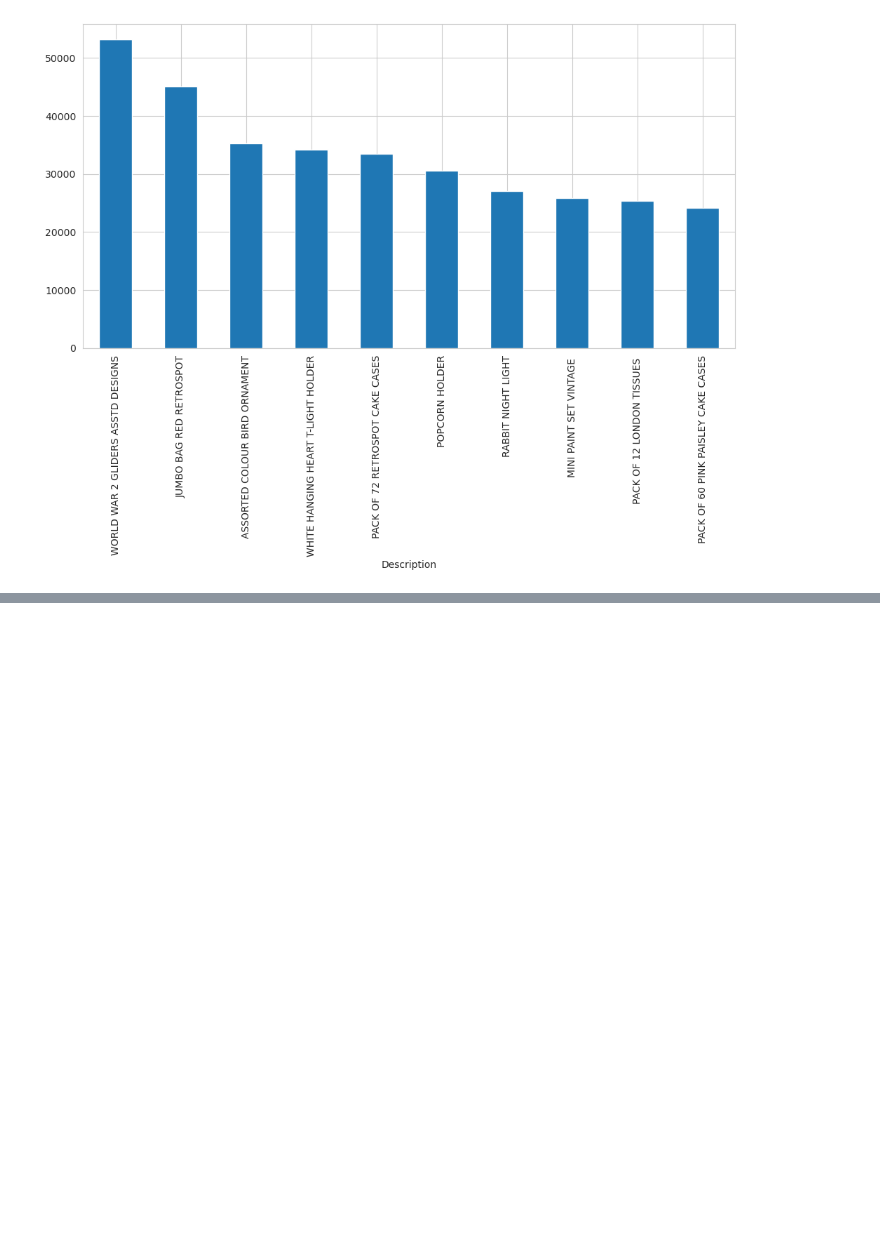
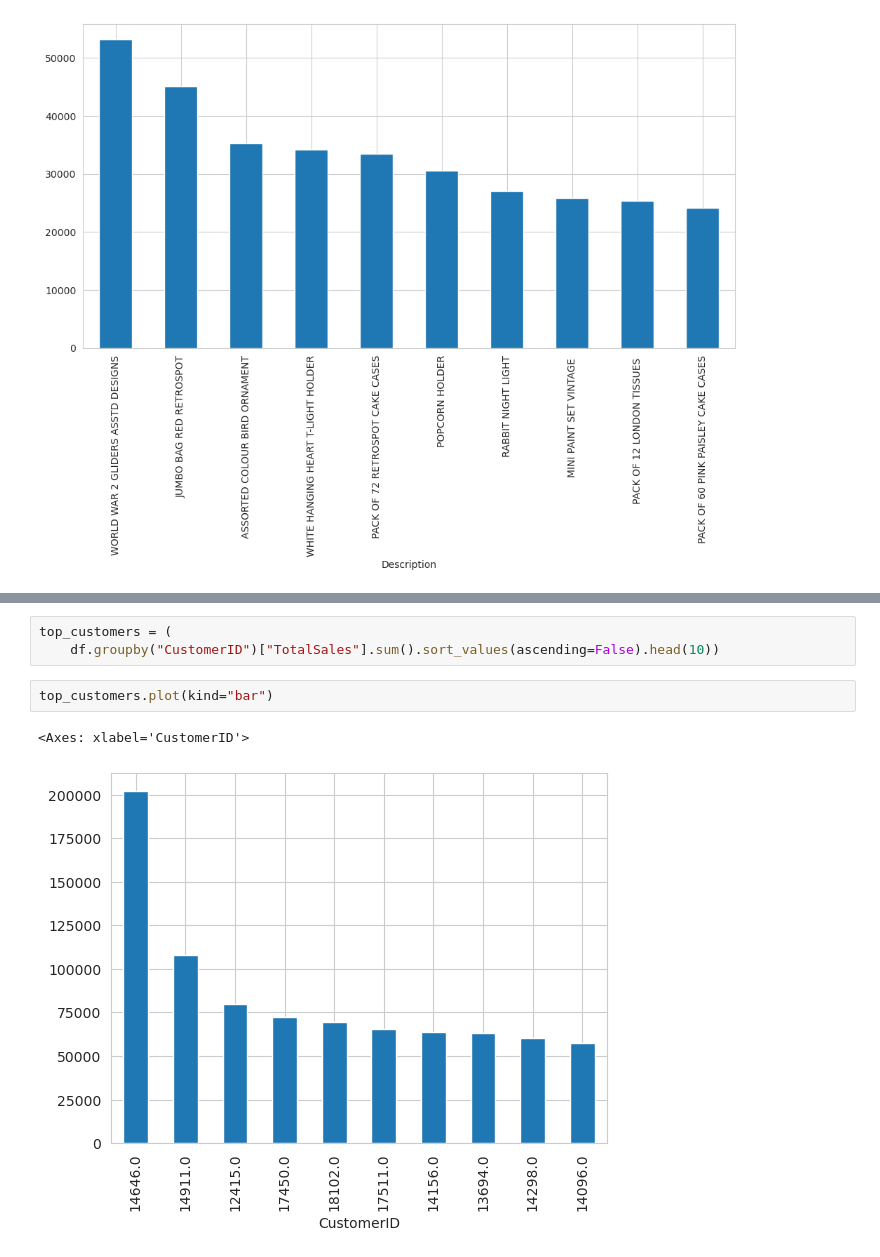
Before and after one commit to syedomer17/DataScience-GenAI-MLOps, a Jupyter notebook: projects/E-Commerce/project.ipynb, the cells around one changed output, grey strips where cells are left out. Saved outputs shown, nothing was run; the diff lists cells and outputs as text; blank space fills up the shorter version.

```diff
--- a/projects/E-Commerce/project.ipynb
+++ b/projects/E-Commerce/project.ipynb
@@ -119,0 +144,8 @@ top_products.plot(kind="bar")
+# %%
+top_customers = (
+    df.groupby("CustomerID")["TotalSales"].sum().sort_values(ascending=False).head(10))
+# %%
+top_customers.plot(kind="bar")
+# %% [output]
+<Axes: xlabel='CustomerID'>
+[figure, added]
```
Also changed, not shown: parts of 8 cells of this notebook.
